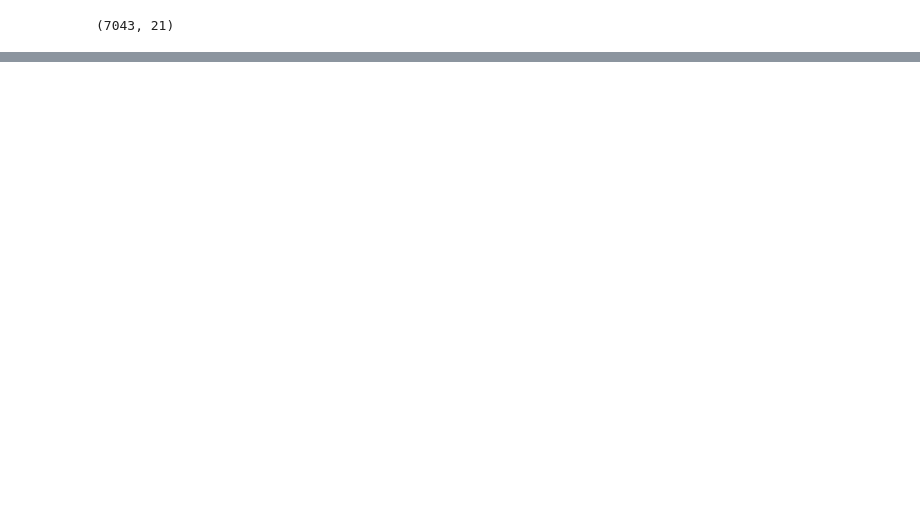
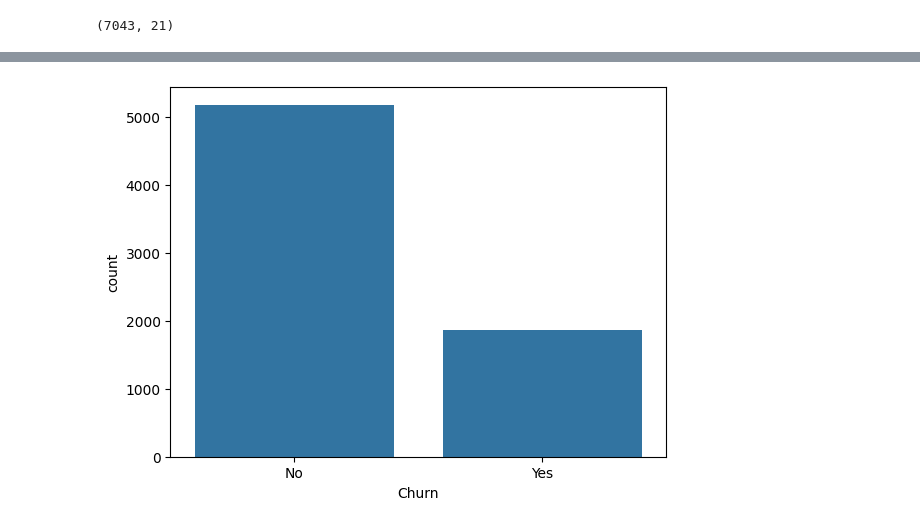
Before and after one commit to Vivek300705/customer-churn-project, a Jupyter notebook: notebooks/churn_analysis.ipynb, the cells around one changed output, grey strips where cells are left out. Drawn from its saved outputs; the diff is of its cells as text; code cells hidden in the pictures; blank space fills up the shorter version.

```diff
--- a/notebooks/churn_analysis.ipynb
+++ b/notebooks/churn_analysis.ipynb
@@ -43,0 +56,5 @@ df=df.drop("customerID",axis=1)
+# %%
+sns.countplot(x="Churn", data=df)
+plt.show()
+# %% [output]
+[figure, added]
```
Also changed, not shown: parts of 8 cells of this notebook.
